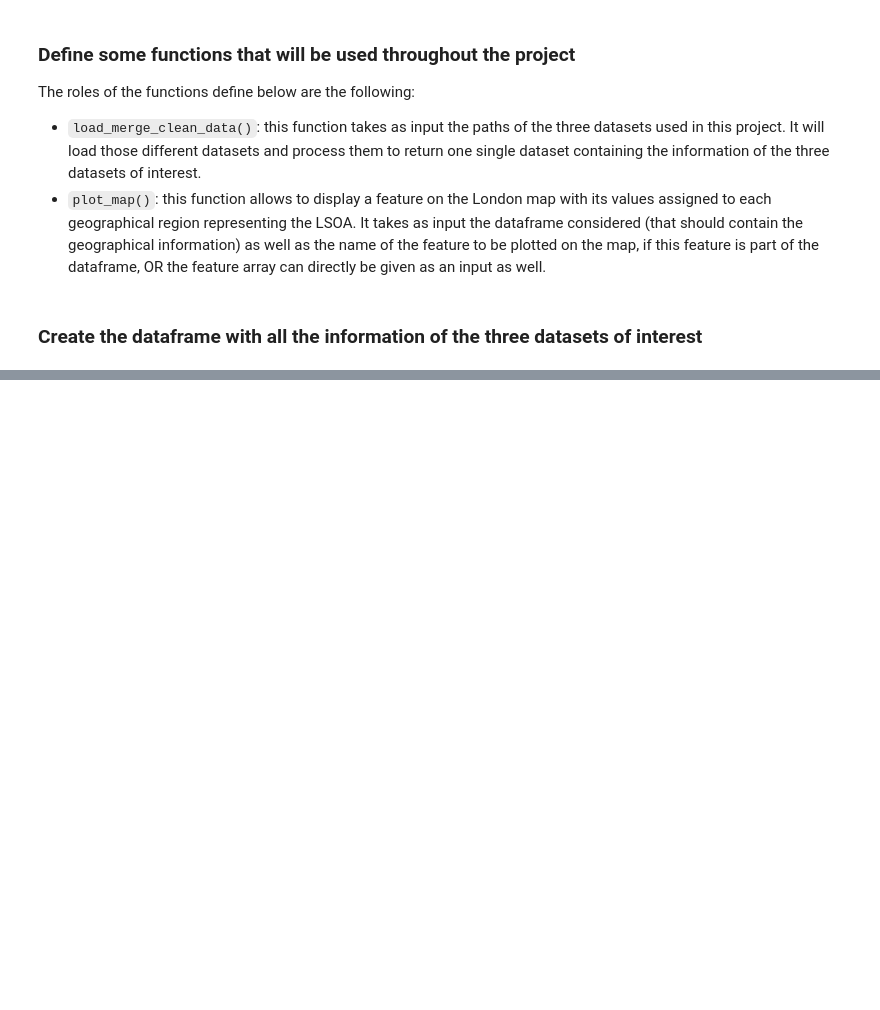
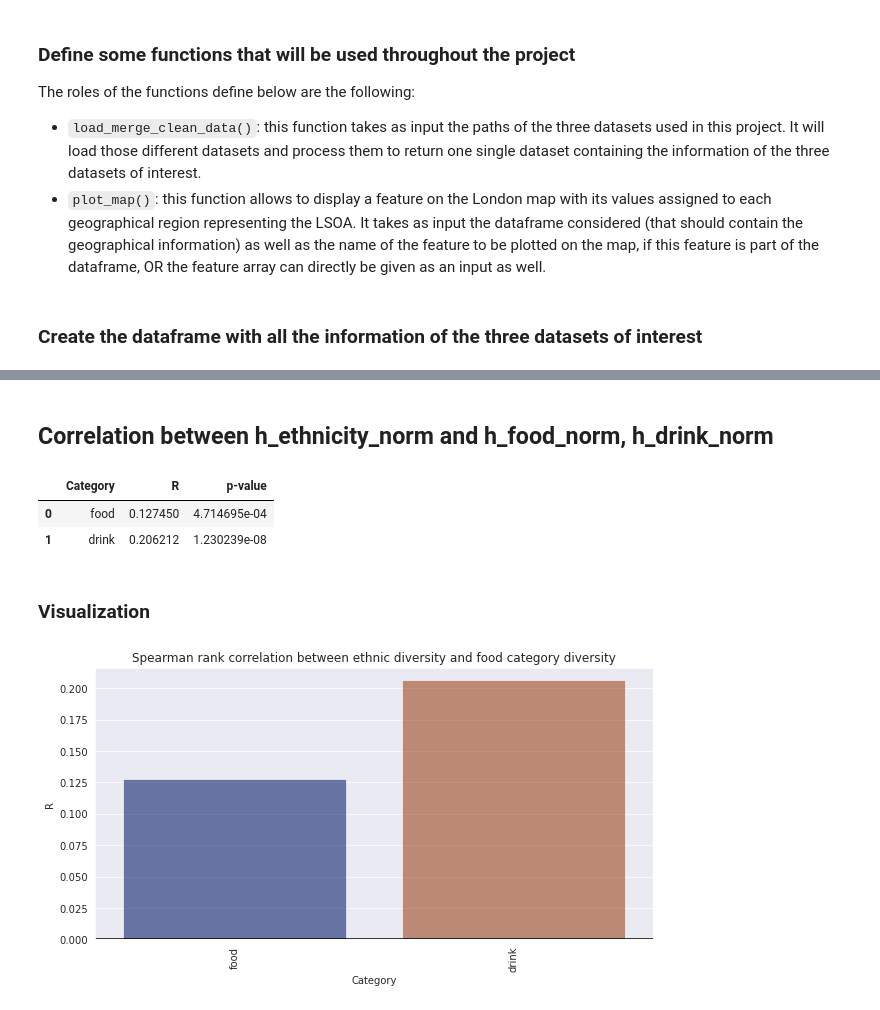
Before and after one commit to epfl-ada/ada-2020-project-milestone-p3-p3_enchiladas, a Jupyter notebook: proj_NB.ipynb, the cells around one changed output, grey strips where cells are left out. Cells and saved outputs as stored; diff of their text form; code cells hidden in the pictures; blank space fills up the shorter version.

Commit message:
added computation of new entropies and correlation dataframes with some of the visualizations

```diff
--- a/proj_NB.ipynb
+++ b/proj_NB.ipynb
@@ -126,0 +173,14 @@ full_df
+# %%
+drink_col_list = ['f_beer',
+                  'f_soft_drinks',
+                  'f_spirits',
+                  'f_tea_coffee',
+                  'f_water',
+                  'f_wine']
+
+h_items_drink, h_items_drink_norm = compute_entropies(full_df, drink_col_list)
+
+# insert two new columns
+new_h_idx = full_df.columns.get_loc('h_items')
+full_df.insert(new_h_idx, 'h_items_drink_norm', h_items_drink_norm.tolist(), True)
+full_df.insert(new_h_idx, 'h_items_drink', h_items_drink.tolist(), True)
@@ -126,0 +221,4 @@ full_df
+# %%
+repr_df = full_df[full_df['representativeness_norm'] > 0.3]
+print(repr_df.shape)
+#repr_df.head(5)
@@ -126,0 +235,37 @@ full_df
+# %% [markdown]
+## Correlation between h_ethnicity_norm and h_food_norm, h_drink_norm
+# %%
+h_ethnicity = repr_df['Ethnic Group;h_ethnicities_norm;2011'].values
+h_items_food = repr_df['h_items_food_norm'].values
+h_items_drink = repr_df['h_items_drink_norm'].values
+
+rho_food, p_food = spearmanr(h_ethnicity, h_items_food)
+rho_drink, p_drinks = spearmanr(h_ethnicity, h_items_drink)
+
+d = {'Category': ['food', 'drink'],
+     'R': [rho_food, rho_drink],
+     'p-value': [p_food, p_drinks]}
+hh_corr_df = pd.DataFrame(data=d)
+hh_corr_df
+# %% [output]
+|  | Category | R | p-value |
+| 0 | food | 0.127450 | 4.714695e-04 |
+| 1 | drink | 0.206212 | 1.230239e-08 |
+# %% [markdown]
+### Visualization
+# %%
+# keep only the significant data
+hh_plot_df = hh_corr_df[hh_corr_df['p-value'] < 0.05]
+
+sns.set_style("dark")
+
+plt.figure(figsize=(10,5))
+ax = sns.barplot(x='Category', y='R', data=hh_plot_df, palette='dark', alpha=.6)
+ax.grid(axis='y')
+ax.set_ylabel('R')
+plt.xticks(rotation=90 )
+ax.axhline(y=0, color='k', linestyle='-')
+ax.set_title('Spearman rank correlation between ethnic diversity and food category diversity')
+plt.show()
+# %% [output]
+[figure, added]
```
Also changed, not shown: parts of 21 cells of this notebook.
